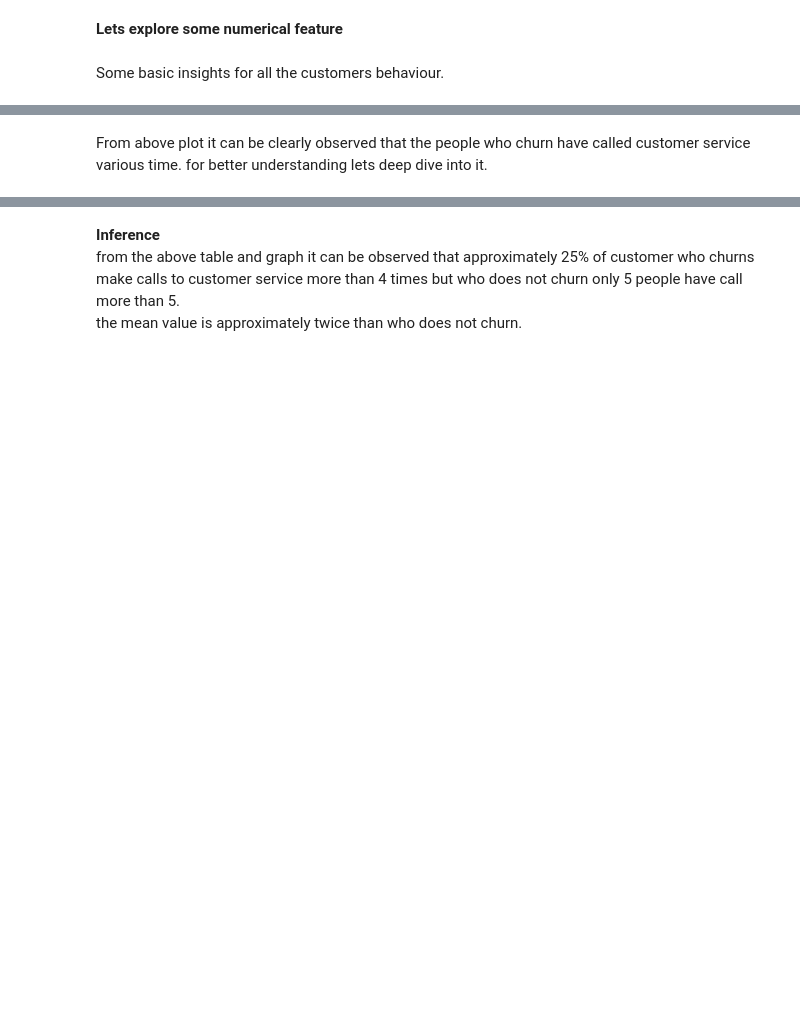
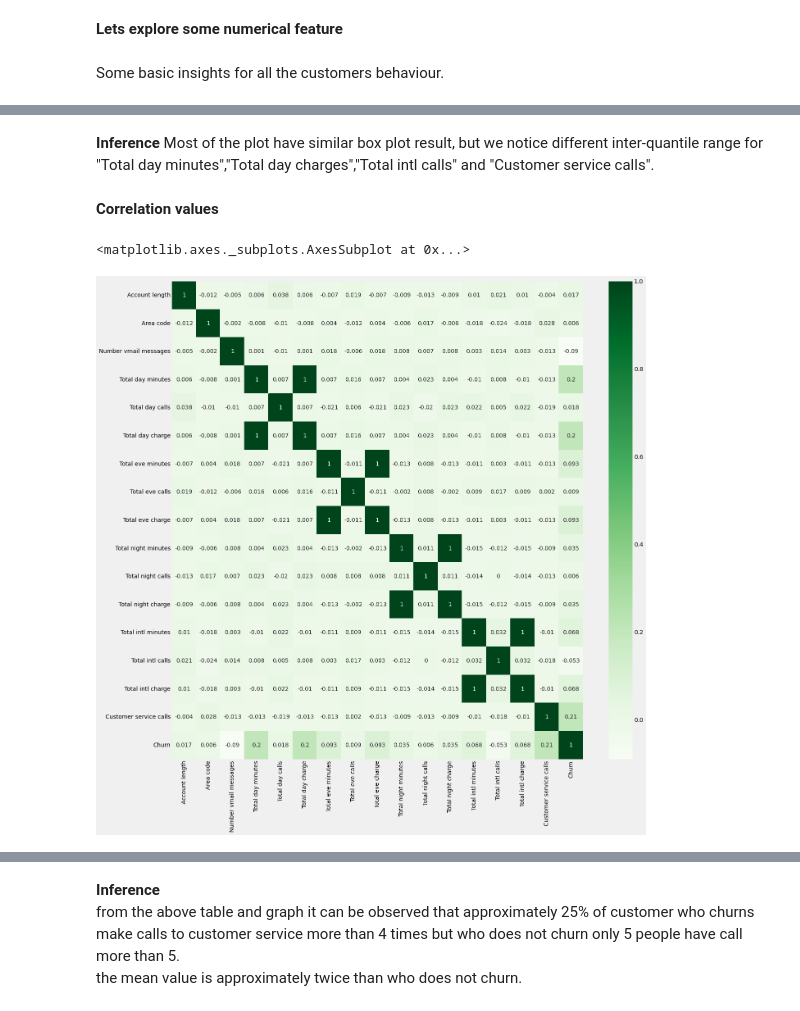
Before and after one commit to ad709kr/capstone_projects-EDA-on-Telecom-churn-analysis, a Jupyter notebook: Telecom_Churn_Analysis_Capstone_Project.ipynb, the cells around one changed output, grey strips where cells are left out. Cells and saved outputs as stored; diff of their text form; code cells hidden in the pictures; blank space fills up the shorter version.

```diff
--- a/Telecom_Churn_Analysis_Capstone_Project.ipynb
+++ b/Telecom_Churn_Analysis_Capstone_Project.ipynb
@@ -300,2 +294,12 @@ for i,col in enumerate(df.columns):
-# %% [markdown]
-From above plot it can be clearly observed that the people who churn have called customer service various time. for better understanding lets deep dive into it.
+# %% [markdown]
+**Inference**
+Most of the plot have similar box plot result, but we notice different inter-quantile range for "Total day minutes","Total day charges","Total intl calls" and "Customer service calls".
+# %% [markdown]
+**Correlation values**
+# %%
+corr = round(data.corr(),3)
+plt.figure(figsize=(20,20))
+sns.heatmap(corr,cmap="Greens",annot=True)
+# %% [output]
+<matplotlib.axes._subplots.AxesSubplot at 0x...>
+[figure, added]
```
Also changed, not shown: parts of 25 cells of this notebook.
